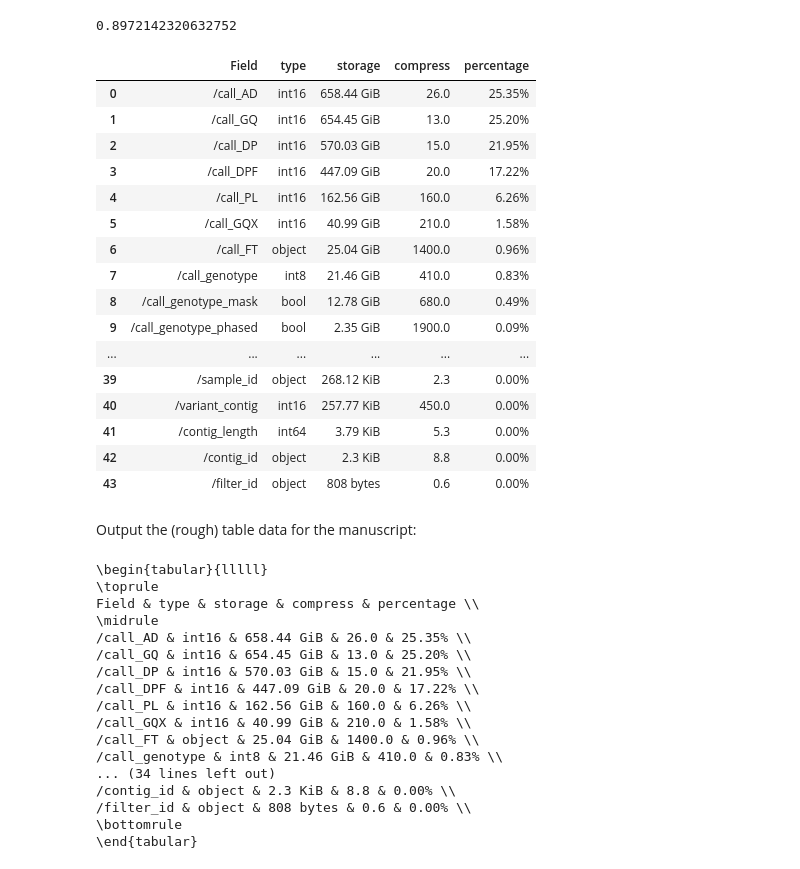
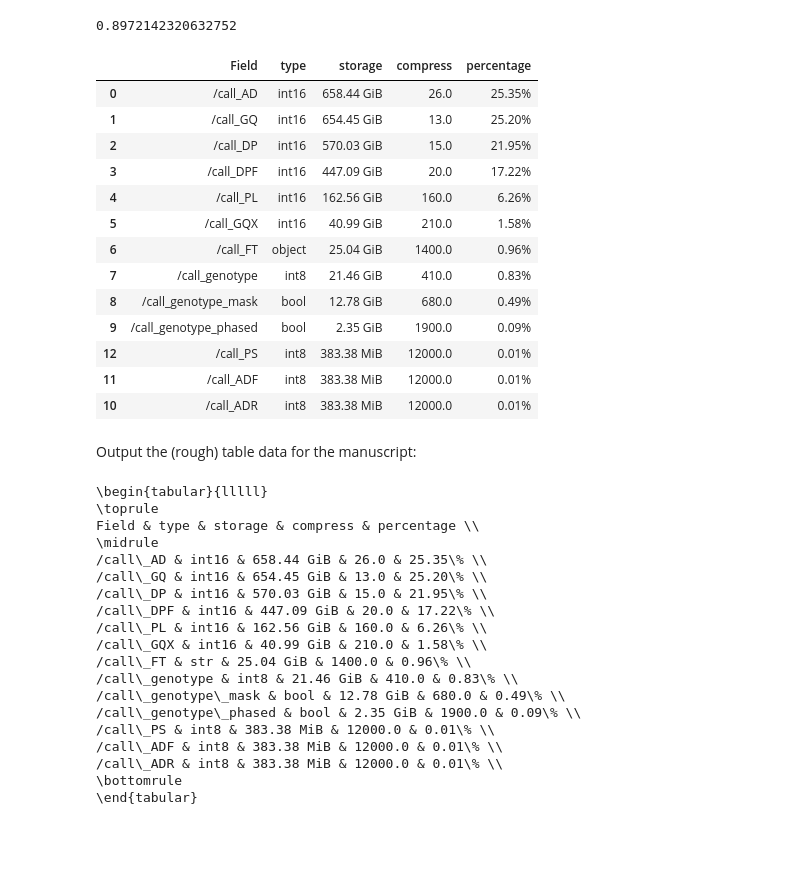
Before and after one commit to sgkit-dev/vcf-zarr-publication, a Jupyter notebook: gel_example/file-stats-notebook.ipynb, the cells around one changed output. Saved outputs shown, nothing was run; the diff lists cells and outputs as text; code cells hidden in the pictures; blank space fills up the shorter version.

```diff
--- a/gel_example/file-stats-notebook.ipynb
+++ b/gel_example/file-stats-notebook.ipynb
@@ -111,51 +111,52 @@ df_zarr.head(4).stored_bytes.sum() / total
 # %%
 df_display_table = pd.DataFrame({
     "Field":df_zarr.name,
     "type": df_zarr.dtype,
     "storage":df_zarr.stored,
     "compress": df_zarr.ratio,
     "percentage": df_zarr.stored_bytes / total})
+threshold = 0.01 / 100 # 0.01%
+df_display_table = df_display_table[df_display_table.percentage >= threshold].copy()
 df_display_table.sort_values("percentage", ascending=False, inplace=True)
 df_display_table["percentage"] = df_display_table["percentage"].map('{:.2%}'.format)
 df_display_table["compress"] = df_display_table["compress"].map('{:.1f}'.format)
 df_display_table
 # %% [output]
 |  | Field | type | storage | compress | percentage |
 | 0 | /call_AD | int16 | 658.44 GiB | 26.0 | 25.35% |
 | 1 | /call_GQ | int16 | 654.45 GiB | 13.0 | 25.20% |
 | 2 | /call_DP | int16 | 570.03 GiB | 15.0 | 21.95% |
 | 3 | /call_DPF | int16 | 447.09 GiB | 20.0 | 17.22% |
 | 4 | /call_PL | int16 | 162.56 GiB | 160.0 | 6.26% |
 | 5 | /call_GQX | int16 | 40.99 GiB | 210.0 | 1.58% |
 | 6 | /call_FT | object | 25.04 GiB | 1400.0 | 0.96% |
 | 7 | /call_genotype | int8 | 21.46 GiB | 410.0 | 0.83% |
 | 8 | /call_genotype_mask | bool | 12.78 GiB | 680.0 | 0.49% |
 | 9 | /call_genotype_phased | bool | 2.35 GiB | 1900.0 | 0.09% |
-| ... | ... | ... | ... | ... | ... |
-| 39 | /sample_id | object | 268.12 KiB | 2.3 | 0.00% |
-| 40 | /variant_contig | int16 | 257.77 KiB | 450.0 | 0.00% |
-| 41 | /contig_length | int64 | 3.79 KiB | 5.3 | 0.00% |
-| 42 | /contig_id | object | 2.3 KiB | 8.8 | 0.00% |
-| 43 | /filter_id | object | 808 bytes | 0.6 | 0.00% |
+| 12 | /call_PS | int8 | 383.38 MiB | 12000.0 | 0.01% |
+| 11 | /call_ADF | int8 | 383.38 MiB | 12000.0 | 0.01% |
+| 10 | /call_ADR | int8 | 383.38 MiB | 12000.0 | 0.01% |
 # %% [markdown]
 Output the (rough) table data for the manuscript:
 # %%
-print(df_display_table.to_latex(index=False))
+print(df_display_table.to_latex(index=False, escape=True).replace("object", "str"))
 # %% [output]
 \begin{tabular}{lllll}
 \toprule
 Field & type & storage & compress & percentage \\
 \midrule
-/call_AD & int16 & 658.44 GiB & 26.0 & 25.35% \\
-/call_GQ & int16 & 654.45 GiB & 13.0 & 25.20% \\
-/call_DP & int16 & 570.03 GiB & 15.0 & 21.95% \\
-/call_DPF & int16 & 447.09 GiB & 20.0 & 17.22% \\
-/call_PL & int16 & 162.56 GiB & 160.0 & 6.26% \\
-/call_GQX & int16 & 40.99 GiB & 210.0 & 1.58% \\
-/call_FT & object & 25.04 GiB & 1400.0 & 0.96% \\
-/call_genotype & int8 & 21.46 GiB & 410.0 & 0.83% \\
-... (34 lines left out)
-/contig_id & object & 2.3 KiB & 8.8 & 0.00% \\
-/filter_id & object & 808 bytes & 0.6 & 0.00% \\
+/call\_AD & int16 & 658.44 GiB & 26.0 & 25.35\% \\
+/call\_GQ & int16 & 654.45 GiB & 13.0 & 25.20\% \\
+/call\_DP & int16 & 570.03 GiB & 15.0 & 21.95\% \\
+/call\_DPF & int16 & 447.09 GiB & 20.0 & 17.22\% \\
+/call\_PL & int16 & 162.56 GiB & 160.0 & 6.26\% \\
+/call\_GQX & int16 & 40.99 GiB & 210.0 & 1.58\% \\
+/call\_FT & str & 25.04 GiB & 1400.0 & 0.96\% \\
+/call\_genotype & int8 & 21.46 GiB & 410.0 & 0.83\% \\
+/call\_genotype\_mask & bool & 12.78 GiB & 680.0 & 0.49\% \\
+/call\_genotype\_phased & bool & 2.35 GiB & 1900.0 & 0.09\% \\
+/call\_PS & int8 & 383.38 MiB & 12000.0 & 0.01\% \\
+/call\_ADF & int8 & 383.38 MiB & 12000.0 & 0.01\% \\
+/call\_ADR & int8 & 383.38 MiB & 12000.0 & 0.01\% \\
 \bottomrule
 \end{tabular}
```
Also changed, not shown: 4 other files.
